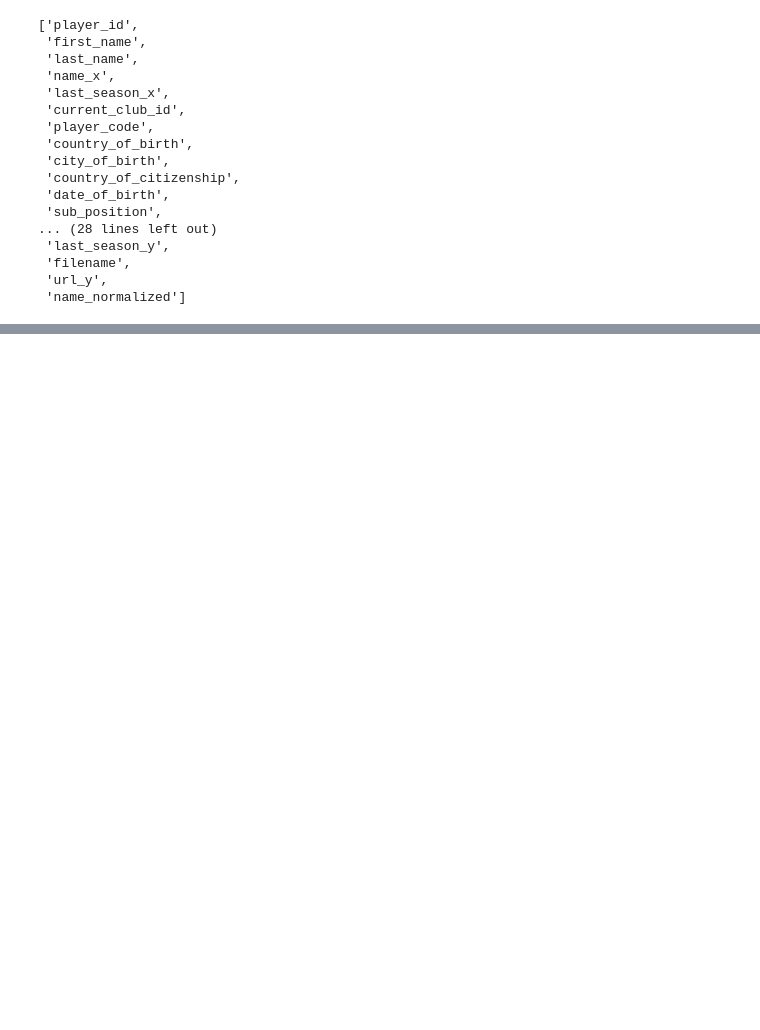
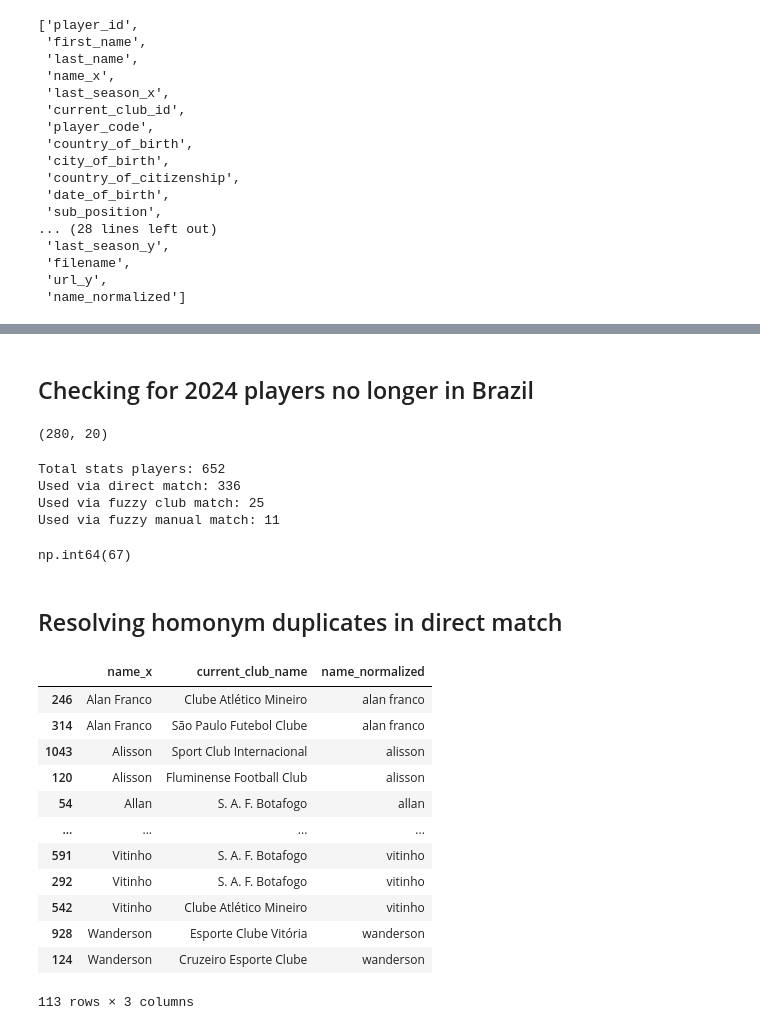
Before and after one commit to joseeduardomarinho28-creator/scouting-project, a Jupyter notebook: notebooks/04_performance_stats.ipynb, the cells around one changed output, grey strips where cells are left out. Drawn from its saved outputs; the diff is of its cells as text; code cells hidden in the pictures; blank space fills up the shorter version.

```diff
--- a/notebooks/04_performance_stats.ipynb
+++ b/notebooks/04_performance_stats.ipynb
@@ -564,0 +579,17 @@ df_review
+# %%
+manual_accepted = [
+    ('Marçal', 'Fernando Marçal'),
+    ('Rafa Silva', 'Rafael Silva'),
+    ('Emmanuel Martínez', 'Leandro Emmanuel Martínez'),
+    ('Félix Torres', 'Félix Torres Caicedo'),
+    ('Igor Vinícius', 'Igor Vinícius de Souza'),
+    ('Baralhas', 'Gabriel Baralhas'),
+    ('Praxedes', 'Bruno Praxedes'),
+    ('Léo Linck', 'Leonardo Linck'),
+    ('Zé Vitor', 'José Vitor Silva Neves'),
+    ('Alix', 'Alix Vinicius'),
+    ('Lacerda', 'Derik Lacerda'),
+]
+
+df_manual_matches = pd.DataFrame(manual_accepted, columns=['name_x', 'candidate'])
+df_manual_matches
@@ -564,0 +609,56 @@ df_review
+# %% [markdown]
+## Checking for 2024 players no longer in Brazil
+# %%
+# names from df_stats_by_player already claimed by some match
+used_direct = df_players_brazil[
+    df_players_brazil['name_normalized'].isin(df_stats_by_player['name_normalized'])
+]['name_normalized']
+
+used_fuzzy_club = df_accepted_matches_reviewed['candidate']
+used_fuzzy_manual = df_manual_matches['candidate']
+
+# mark which df_stats_by_player rows were used, from any of the three sources
+df_stats_by_player['used'] = (
+    df_stats_by_player['name_normalized'].isin(used_direct) |
+    df_stats_by_player['Jogador'].isin(used_fuzzy_club) |
+    df_stats_by_player['Jogador'].isin(used_fuzzy_manual)
+)
+
+unused_stats_players = df_stats_by_player[~df_stats_by_player['used']]
+unused_stats_players.shape
+# %% [output]
+(280, 20)
+# %%
+print("Total stats players:", df_stats_by_player.shape[0])
+print("Used via direct match:", df_stats_by_player['name_normalized'].isin(used_direct).sum())
+print("Used via fuzzy club match:", df_stats_by_player['Jogador'].isin(used_fuzzy_club).sum())
+print("Used via fuzzy manual match:", df_stats_by_player['Jogador'].isin(used_fuzzy_manual).sum())
+# %% [output]
+Total stats players: 652
+Used via direct match: 336
+Used via fuzzy club match: 25
+Used via fuzzy manual match: 11
+# %%
+matched_players = df_players_brazil[df_players_brazil['name_normalized'].isin(df_stats_by_player['name_normalized'])]
+matched_players['name_normalized'].duplicated().sum()
+# %% [output]
+np.int64(67)
+# %% [markdown]
+## Resolving homonym duplicates in direct match
+# %%
+duplicated_names = matched_players[matched_players['name_normalized'].duplicated(keep=False)]
+duplicated_names[['name_x', 'current_club_name', 'name_normalized']].sort_values('name_normalized')
+# %% [output]
+|  | name_x | current_club_name | name_normalized |
+| 246 | Alan Franco | Clube Atlético Mineiro | alan franco |
+| 314 | Alan Franco | São Paulo Futebol Clube | alan franco |
+| 1043 | Alisson | Sport Club Internacional | alisson |
+| 120 | Alisson | Fluminense Football Club | alisson |
+| 54 | Allan | S. A. F. Botafogo | allan |
+| ... | ... | ... | ... |
+| 591 | Vitinho | S. A. F. Botafogo | vitinho |
+| 292 | Vitinho | S. A. F. Botafogo | vitinho |
+| 542 | Vitinho | Clube Atlético Mineiro | vitinho |
+| 928 | Wanderson | Esporte Clube Vitória | wanderson |
+| 124 | Wanderson | Cruzeiro Esporte Clube | wanderson |
+113 rows × 3 columns
```
Also changed, not shown: parts of 26 cells of this notebook, 2 other files.
